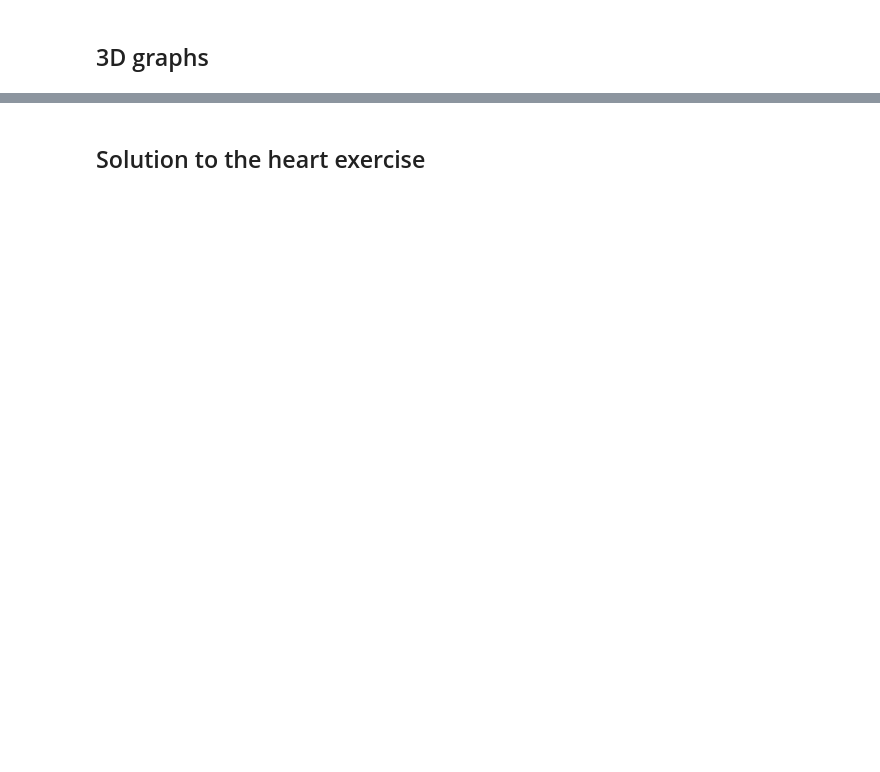
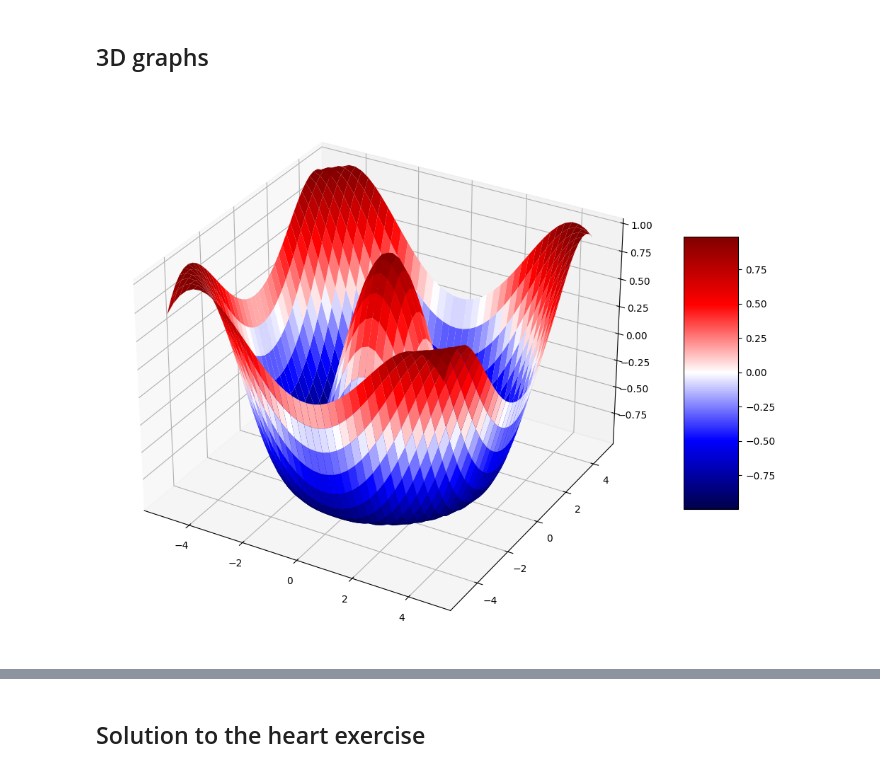
Before and after one commit to wenceslasdk/data-science-2, a Jupyter notebook: Practicals/02_python_intro/python_intro.ipynb, the cells around one changed output, grey strips where cells are left out. Saved outputs shown, nothing was run; the diff lists cells and outputs as text; code cells hidden in the pictures; blank space fills up the shorter version.

```diff
--- a/Practicals/02_python_intro/python_intro.ipynb
+++ b/Practicals/02_python_intro/python_intro.ipynb
@@ -1953,31 +2684,33 @@ $$t \in [-1,1]$$
 # %%
 from mpl_toolkits.mplot3d import Axes3D
 from matplotlib import cm
 from matplotlib.ticker import LinearLocator, FormatStrFormatter
 
 fig = plt.figure(figsize=(13,10))
-ax = fig.gca(projection='3d')
+ax = fig.add_subplot(projection = '3d')
 
 # Make data.
 X = np.arange(-5, 5, 0.25)
 Y = np.arange(-5, 5, 0.25)
 X, Y = np.meshgrid(X, Y)
 R = np.sqrt(X**2 + Y**2)
 Z = np.cos(R)
 
 # Plot the surface.
 surf = ax.plot_surface(
     X, Y, Z,
     cmap=cm.seismic,
     linewidth=0,
     antialiased=True,
     alpha = 1
 )
 
 # Add a color bar which maps values to colors.
 fig.colorbar(surf, shrink=0.5, aspect=5)
 
 plt.show()
+# %% [output]
+[figure, added]
 # %%
 target = 'TARGET'
 dt = data[(data['EXT_SOURCE_1'].notnull()) & (data['EXT_SOURCE_2'].notnull())][['EXT_SOURCE_1', 'EXT_SOURCE_2', target]]
```
Also changed, not shown: parts of 190 cells of this notebook, 14 other files.
